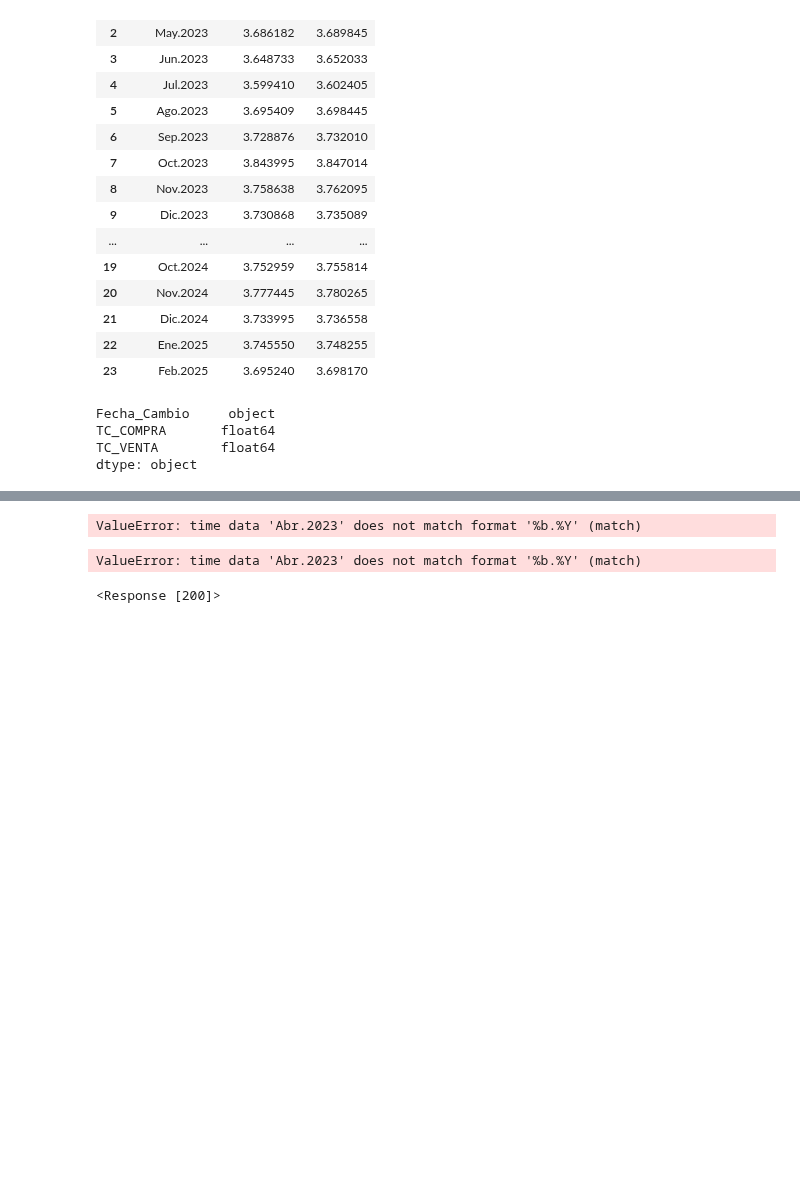
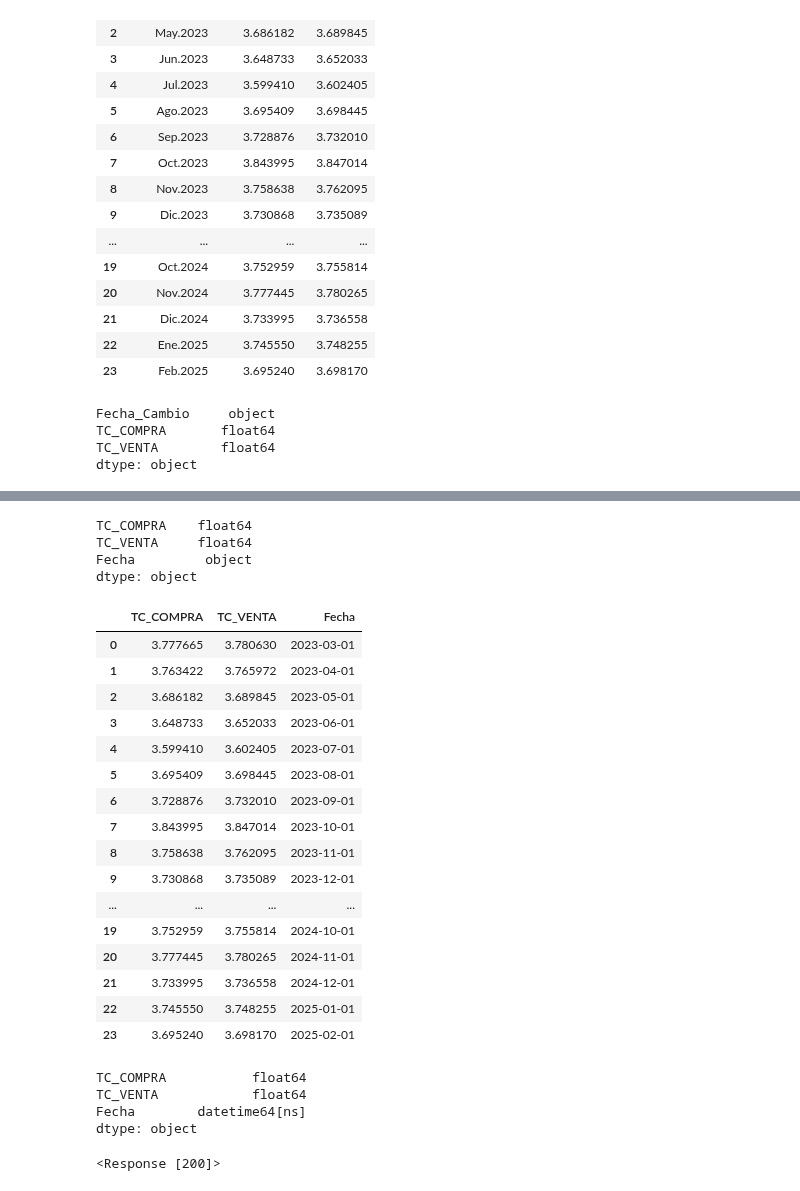
Before and after one commit to d2cml-ai/Data-Science-Python, a Jupyter notebook: Labs/Python_Notebooks/LAB_3.ipynb, the cells around one changed output, grey strips where cells are left out. Saved outputs shown, nothing was run; the diff lists cells and outputs as text; code cells hidden in the pictures; blank space fills up the shorter version.

```diff
--- a/Labs/Python_Notebooks/LAB_3.ipynb
+++ b/Labs/Python_Notebooks/LAB_3.ipynb
@@ -186,0 +306,5 @@ for i, poke in enumerate(pokemon_tipo_fuego, 1):
+# %%
+url = "https://estadisticas.bcrp.gob.pe/estadisticas/series/api/PD04640PD/json/2024-01-01/2024-12-31/esp"
+response = requests.get(url)
+data = response.json()
+data
@@ -358,3 +500,6 @@ Fecha_Cambio     object
 TC_COMPRA       float64
 TC_VENTA        float64
 dtype: object
+# %%
+df = df.drop('Fecha_Cambio', axis=1)
+df
@@ -364,35 +527,63 @@ date=['2023-03-01', '2023-04-01', '2023-05-01', '2023-06-01', '2023-07-01',
  '2024-01-01', '2024-02-01', '2024-03-01', '2024-04-01', '2024-05-01',
  '2024-06-01', '2024-07-01', '2024-08-01', '2024-09-01', '2024-10-01',
  '2024-11-01', '2024-12-01', '2025-01-01', '2025-02-01']
-# %%
-# Convertir la columna 'Fecha_Cambio' a tipo de dato datetime
-df['Fecha_Cambio'] = pd.to_datetime(df['Fecha_Cambio'], format='%b.%Y')
-
-# Verificar el cambio de tipo de dato
-print(df.dtypes)
-# %% [output]
-ValueError: time data 'Abr.2023' does not match format '%b.%Y' (match)
+# %%
+date1 = pd.DataFrame(date, columns=['Fecha'])
+# %%
+df['Fecha'] = date1
+print(df.dtypes)
+df
+# %% [output]
+TC_COMPRA    float64
+TC_VENTA     float64
+Fecha         object
+dtype: object
+|  | TC_COMPRA | TC_VENTA | Fecha |
+| 0 | 3.777665 | 3.780630 | 2023-03-01 |
+| 1 | 3.763422 | 3.765972 | 2023-04-01 |
+| 2 | 3.686182 | 3.689845 | 2023-05-01 |
+| 3 | 3.648733 | 3.652033 | 2023-06-01 |
+| 4 | 3.599410 | 3.602405 | 2023-07-01 |
+| 5 | 3.695409 | 3.698445 | 2023-08-01 |
+| 6 | 3.728876 | 3.732010 | 2023-09-01 |
+| 7 | 3.843995 | 3.847014 | 2023-10-01 |
+| 8 | 3.758638 | 3.762095 | 2023-11-01 |
+| 9 | 3.730868 | 3.735089 | 2023-12-01 |
+| ... | ... | ... | ... |
+| 19 | 3.752959 | 3.755814 | 2024-10-01 |
+| 20 | 3.777445 | 3.780265 | 2024-11-01 |
+| 21 | 3.733995 | 3.736558 | 2024-12-01 |
+| 22 | 3.745550 | 3.748255 | 2025-01-01 |
+| 23 | 3.695240 | 3.698170 | 2025-02-01 |
+# %%
+df['Fecha'] = pd.to_datetime(df['Fecha'])
+df.dtypes
+# %% [output]
+TC_COMPRA           float64
+TC_VENTA            float64
+Fecha        datetime64[ns]
+dtype: object
 # %%
-# Convertir la columna Fecha_Cambio a formato de fecha para graficar correctamente
-df['Fecha_Cambio'] = pd.to_datetime(df['Fecha_Cambio'], format='%b.%Y')
+import matplotlib.pyplot as plt
 
 # Crear el gráfico
 plt.figure(figsize=(10,6))
-plt.plot(df['Fecha_Cambio'], df['TC_COMPRA'], label='TC COMPRA', color='blue', marker='o')
-plt.plot(df['Fecha_Cambio'], df['TC_VENTA'], label='TC VENTA', color='red', marker='x')
+plt.plot(df['Fecha'], df['TC_COMPRA'], label='TC COMPRA', color='blue', marker='o')
+plt.plot(df['Fecha'], df['TC_VENTA'], label='TC VENTA', color='red', marker='x')
 
-# Configurar título y etiquetas
-plt.title('Evolución del Tipo de Cambio Compra y Venta')
+# Etiquetas y título
 plt.xlabel('Fecha')
 plt.ylabel('Tipo de Cambio')
-plt.xticks(rotation=45)
+plt.title('Evolución del Tipo de Cambio de Compra y Venta')
+
+# Mostrar leyenda
 plt.legend()
 
-# Mostrar gráfico
-plt.tight_layout()
+# Guardar el gráfico como archivo de imagen
+plt.savefig('grafico.png')  # Guarda el gráfico como imagen
+
+# Mostrar el gráfico (esto puede no funcionar si no hay soporte gráfico en tu entorno)
 plt.show()
-# %% [output]
-ValueError: time data 'Abr.2023' does not match format '%b.%Y' (match)
 # %%
 import requests
 
```
Also changed, not shown: parts of 39 cells of this notebook.
